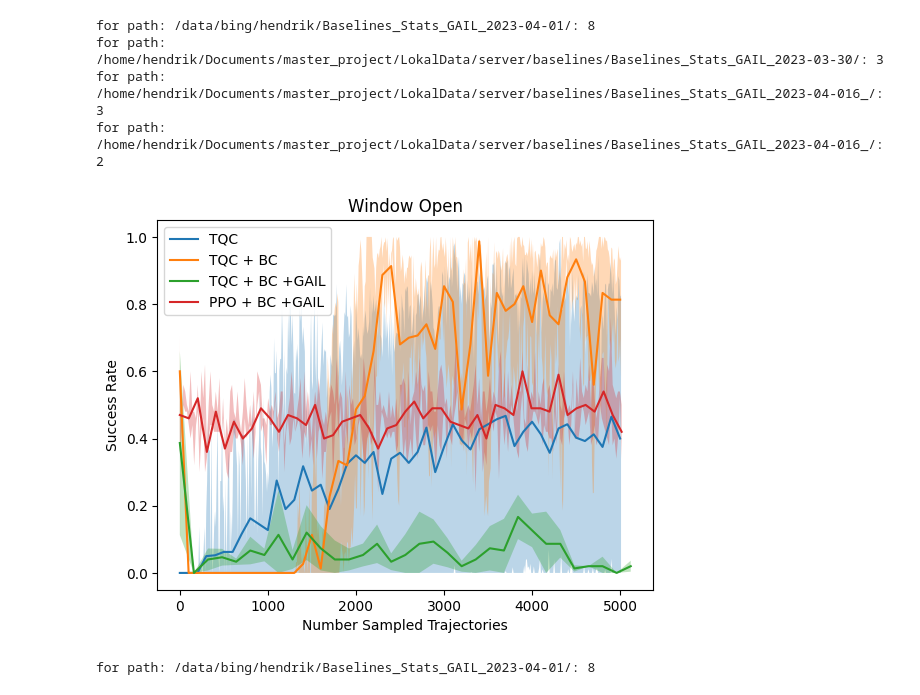
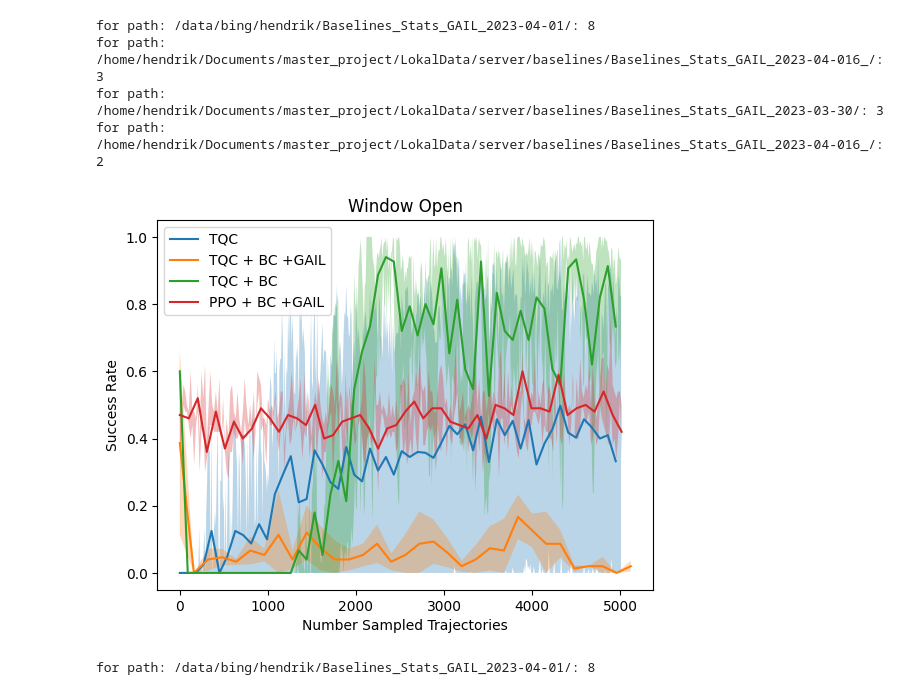
Before and after one commit to ReliableTree/ActiveCritic, a Jupyter notebook: src/active_critic/analyze_stats/dense_0/windowopen.ipynb, the cells around one changed output. Saved outputs shown, nothing was run; the diff lists cells and outputs as text; code cells hidden in the pictures.

Commit message:
plots

```diff
--- a/src/active_critic/analyze_stats/dense_0/windowopen.ipynb
+++ b/src/active_critic/analyze_stats/dense_0/windowopen.ipynb
@@ -6,40 +6,40 @@ from active_critic.analyze_stats.analyze_stats import make_plot
 TQC_path_0 = '/data/bing/hendrik/Baselines_Stats_GAIL_2023-04-01/'
 include_TQC_0 = ['learner']
 exclude_TQC_0 = ['_id_2']
 
 TQC_path_bc = '/home/hendrik/Documents/master_project/LokalData/server/baselines/Baselines_Stats_GAIL_2023-03-30/'
 include_TQC_bc = ['learner', "TQC_windowopen_lr_0.0001_demonstrations_1_n_samples_5000"]
 exclude_TQC_bc = []
 
 TQC_GAIL_path = '/home/hendrik/Documents/master_project/LokalData/server/baselines/Baselines_Stats_GAIL_2023-04-016_/'
 include_TQC_GAIL = ['learner', 'TQC_GAIL_sparse_True_desne_True_windowopen_lr_0.00073_demonstrations_1']
 exclude_TQC_GAIL = []
 
 PPO_GAIL_path = '/home/hendrik/Documents/master_project/LokalData/server/baselines/Baselines_Stats_GAIL_2023-04-016_/'
 include_PPO_GAIL = ['learner', 'PPO_GAIL_sparse_True_desne_True_windowopen_lr_1e-05_demonstrations_1']
 exclude_PPO_GAIL = ['id_2']
 
 save_path = '/home/hendrik/Documents/Master Thesis/TUM_Thesis_Template_CSE/images/TQC_bc_GAIL_vs_ref/'
 
 
 make_plot(
-    paths=[TQC_path_0, TQC_path_bc, TQC_GAIL_path, PPO_GAIL_path],
-    includes=[include_TQC_0, include_TQC_bc, include_TQC_GAIL, include_PPO_GAIL],
-    excludes=[exclude_TQC_0, exclude_TQC_bc, exclude_TQC_GAIL, exclude_PPO_GAIL],
-    names=['TQC', 'TQC + BC', 'TQC + BC +GAIL', 'PPO + BC +GAIL'],
+    paths=[TQC_path_0, TQC_GAIL_path, TQC_path_bc , PPO_GAIL_path],
+    includes=[include_TQC_0, include_TQC_GAIL,include_TQC_bc,  include_PPO_GAIL],
+    excludes=[exclude_TQC_0, exclude_TQC_GAIL, exclude_TQC_bc,  exclude_PPO_GAIL],
+    names=['TQC', 'TQC + BC +GAIL', 'TQC + BC', 'PPO + BC +GAIL'],
     plot_name='Window Open',
     save_path = save_path,
     plot_closest=False,
     mean=False,
     find_closest=False,
-    total_plot_points=55,
+    total_plot_points=60,
     )
 # %% [output]
 for path: /data/bing/hendrik/Baselines_Stats_GAIL_2023-04-01/: 8
+for path: /home/hendrik/Documents/master_project/LokalData/server/baselines/Baselines_Stats_GAIL_2023-04-016_/: 3
 for path: /home/hendrik/Documents/master_project/LokalData/server/baselines/Baselines_Stats_GAIL_2023-03-30/: 3
-for path: /home/hendrik/Documents/master_project/LokalData/server/baselines/Baselines_Stats_GAIL_2023-04-016_/: 3
 for path: /home/hendrik/Documents/master_project/LokalData/server/baselines/Baselines_Stats_GAIL_2023-04-016_/: 2
-[figure, old version]
+[figure, new version]
 # %%
 TQC_path_0 = '/data/bing/hendrik/Baselines_Stats_GAIL_2023-04-01/'
 include_TQC_0 = ['learner']
```
Also changed, not shown: 4 other files.
